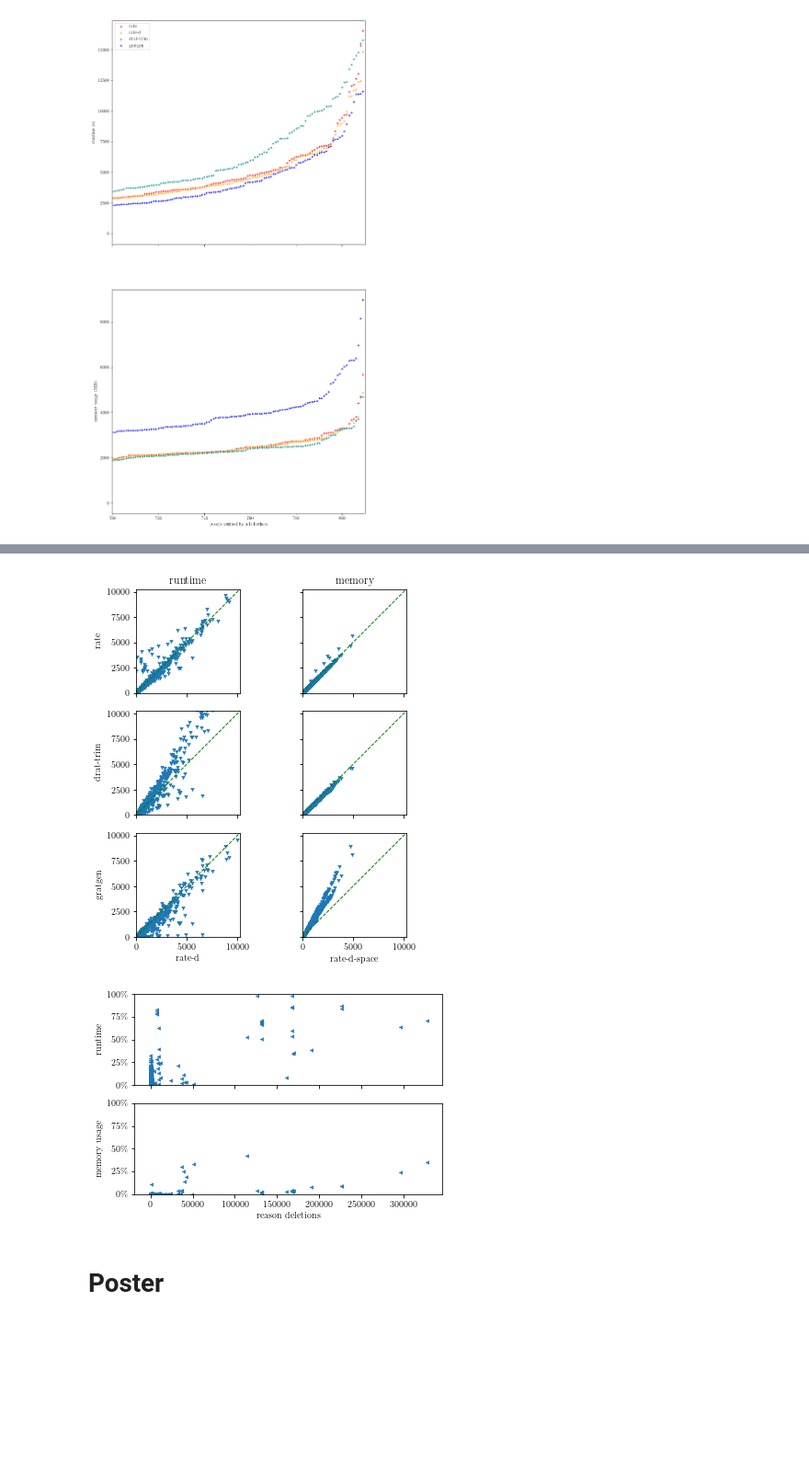
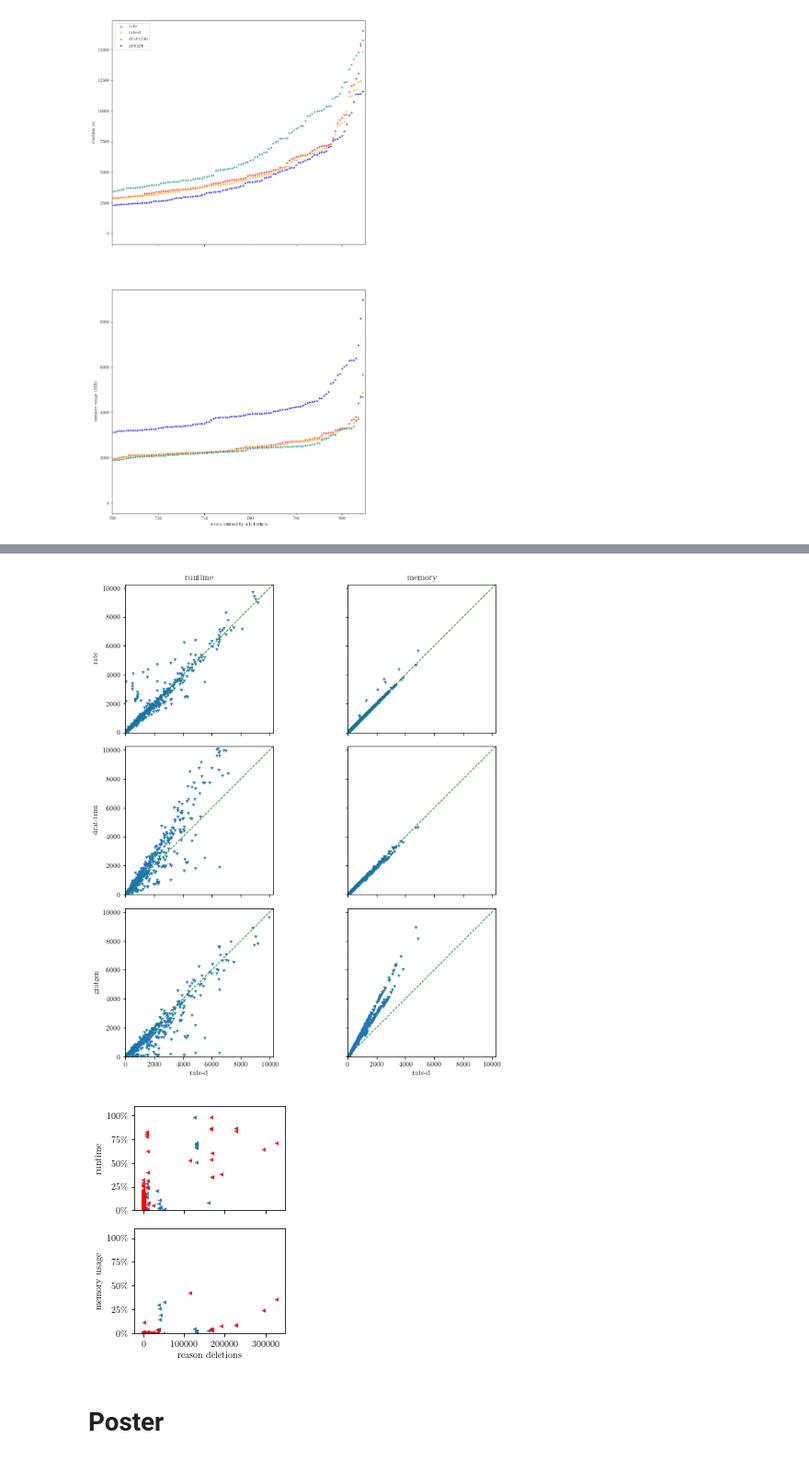
Before and after one commit to krobelus/rate-experiments, a Jupyter notebook: plots.ipynb, the cells around one changed output, grey strips where cells are left out. Shown: that part at 92% size. Saved outputs shown, nothing was run; the diff lists cells and outputs as text; code cells hidden in the pictures; blank space fills up the shorter version.

```diff
--- a/plots.ipynb
+++ b/plots.ipynb
@@ -261,20 +243,36 @@ ax1.set_ylabel('rate')
 ax3.set_ylabel('drat-trim')
 ax5.set_ylabel('gratgen')
 ax5.set_xlabel('rate-d')
+ax6.set_xlabel('rate-d')
 persist('cross')
 # %% [output]
-[figure, old version]
+[figure, new version]
 # %%
+def mcorrelation(ax, df, x, y, percent=False, **kwargs):
+    rvf[rvf['rate-reason-deletions-shrinking-trail'] != 0].plot(x, y, ax=ax, kind='scatter', marker='3', **kwargs);
+    rvf[rvf['rate-reason-deletions-shrinking-trail'] == 0].plot(x, y, ax=ax, kind='scatter', marker='3', color='red', **kwargs);
+    # limit = df[x].max()
+    # ax.plot((0, limit), (0, 0), color='green', linestyle='dashed', linewidth=1)
+    if percent:
+        ax.yaxis.set_major_formatter(mtick.FuncFormatter(lambda y, _: f'{y:.0%}'.replace('%', r'\%')))
+        set_labels(ax, x, y)
+
 pclim = (0, 1)
-assert df['time-delta-percent-rate-rate-d'].max() < 1
-assert df['space-delta-percent-rate-rate-d'].max() < 1
-ax1 = plt.subplot(2, 1, 1, ylim=pclim)
-ax2 = plt.subplot(2, 1, 2, ylim=pclim, sharex=ax1)
-correlation(ax1, rvf, 'rate-reason-deletions', 'time-delta-percent-rate-rate-d', percent=True)
-correlation(ax2, rvf, 'rate-reason-deletions', 'space-delta-percent-rate-rate-d', percent=True)
+assert df['time-delta-percent-rate-rate-d'].max() < pclim[1]
+assert df['space-delta-percent-rate-rate-d'].max() < pclim[1]
+fig, axes = plt.subplots(2, 1, sharex='all', figsize=(3, 4))
+plt.tight_layout()
+ax1 = axes[0]
+ax2 = axes[1]
+ax1.set_ylim(pclim)
+ax2.set_ylim(pclim)
+# ax1 = plt.subplot(2, 1, 1, ylim=pclim)
+# ax2 = plt.subplot(2, 1, 2, ylim=pclim, sharex=ax1)
+mcorrelation(ax1, rvf, 'rate-reason-deletions', 'time-delta-percent-rate-rate-d', percent=True)
+mcorrelation(ax2, rvf, 'rate-reason-deletions', 'space-delta-percent-rate-rate-d', percent=True)
 persist('correlation-reason-deletions')
 # %% [output]
-[figure, old version]
+[figure, new version]
 # %% [markdown]
 # Poster
 # %%
```
Also changed, not shown: parts of 4 cells of this notebook, 2 other files.
